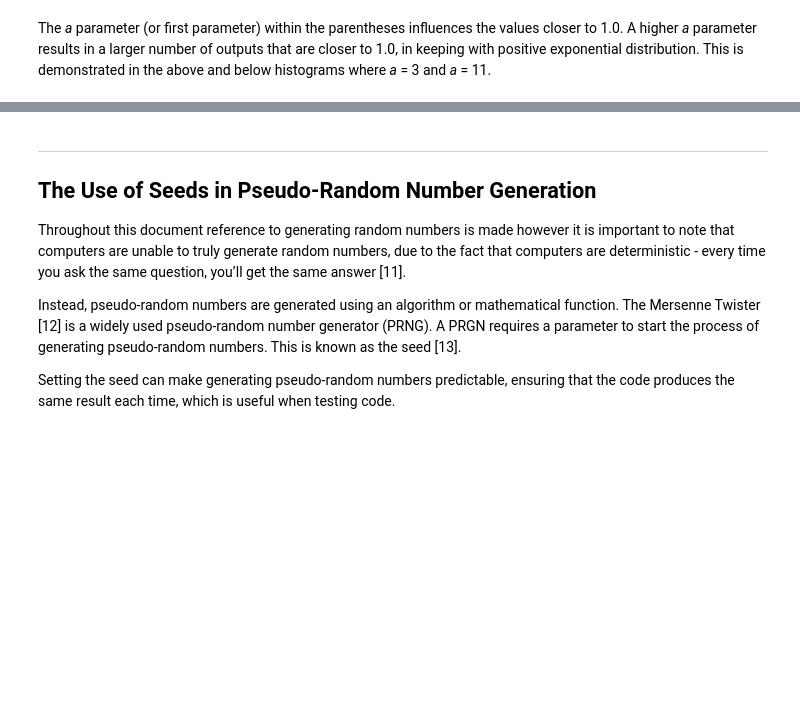
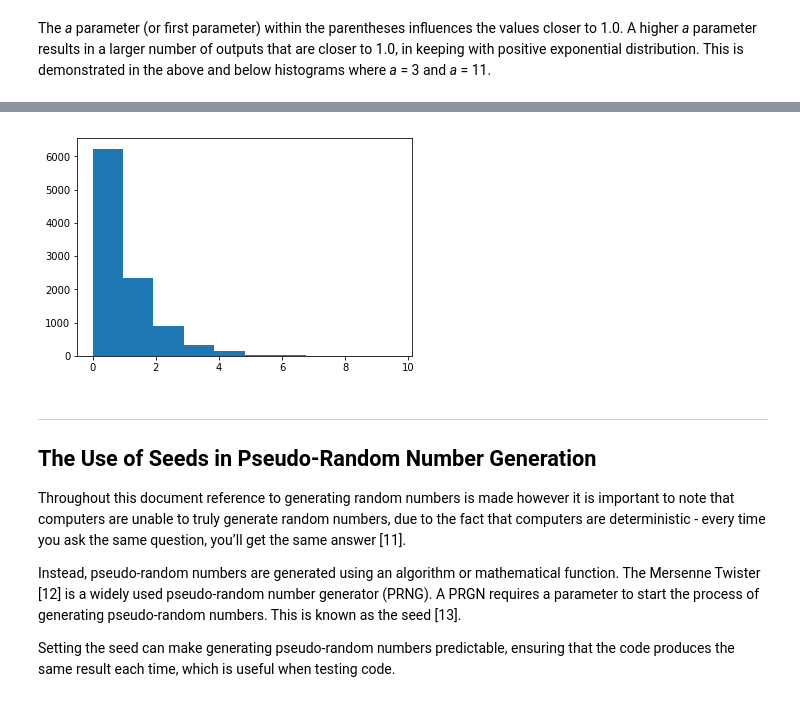
Before and after one commit to emmapatton/numpy-random, a Jupyter notebook: numpy-random.ipynb, the cells around one changed output, grey strips where cells are left out. Saved outputs shown, nothing was run; the diff lists cells and outputs as text; code cells hidden in the pictures; blank space fills up the shorter version.

```diff
--- a/numpy-random.ipynb
+++ b/numpy-random.ipynb
@@ -499,3 +529,8 @@ plt.show()
+# %%
+plt.hist(x)
+plt.show()
+# %% [output]
+[figure, added]
 # %% [markdown]
 ---
 ## The Use of Seeds in Pseudo-Random Number Generation
```
Also changed, not shown: parts of 48 cells of this notebook.
